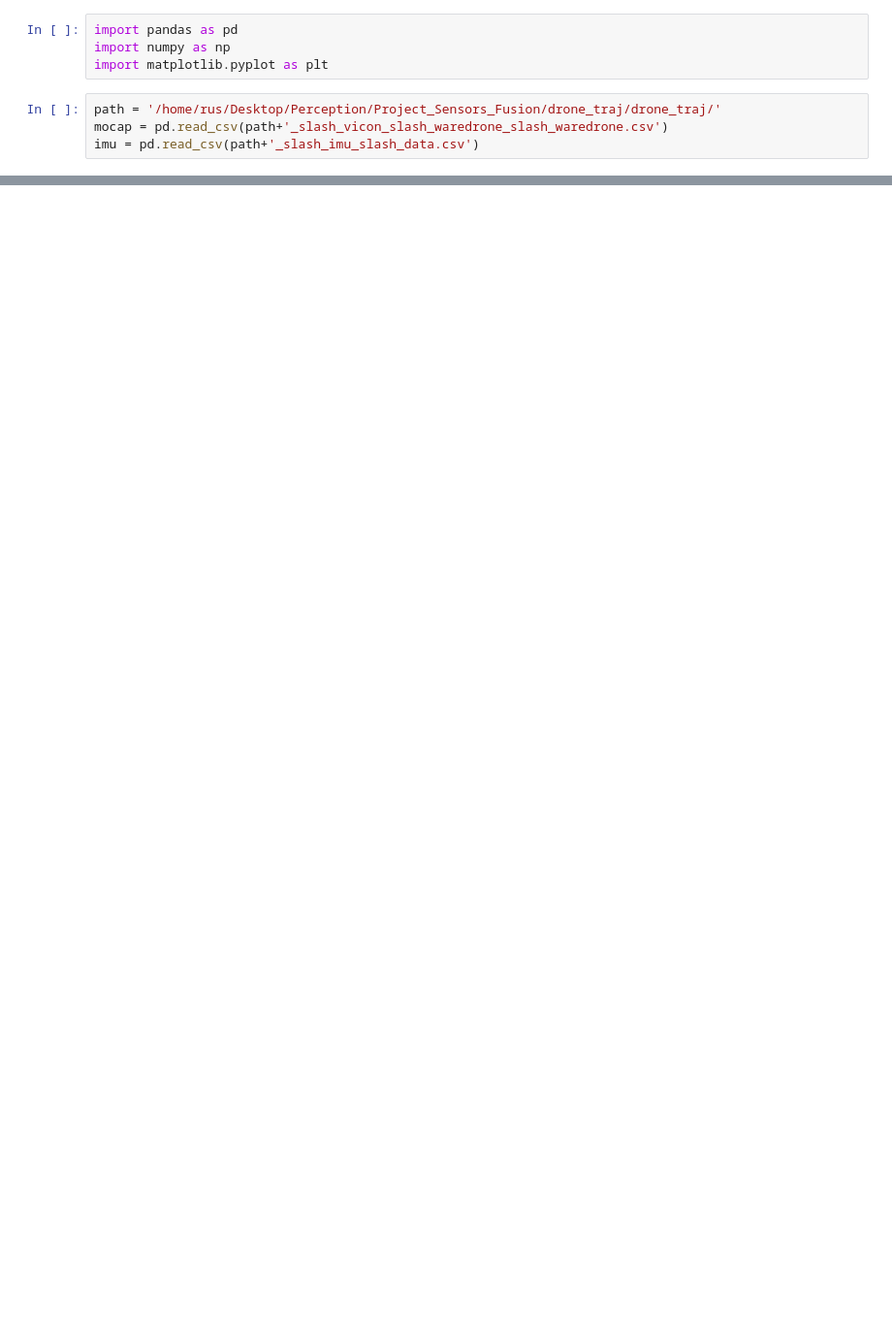
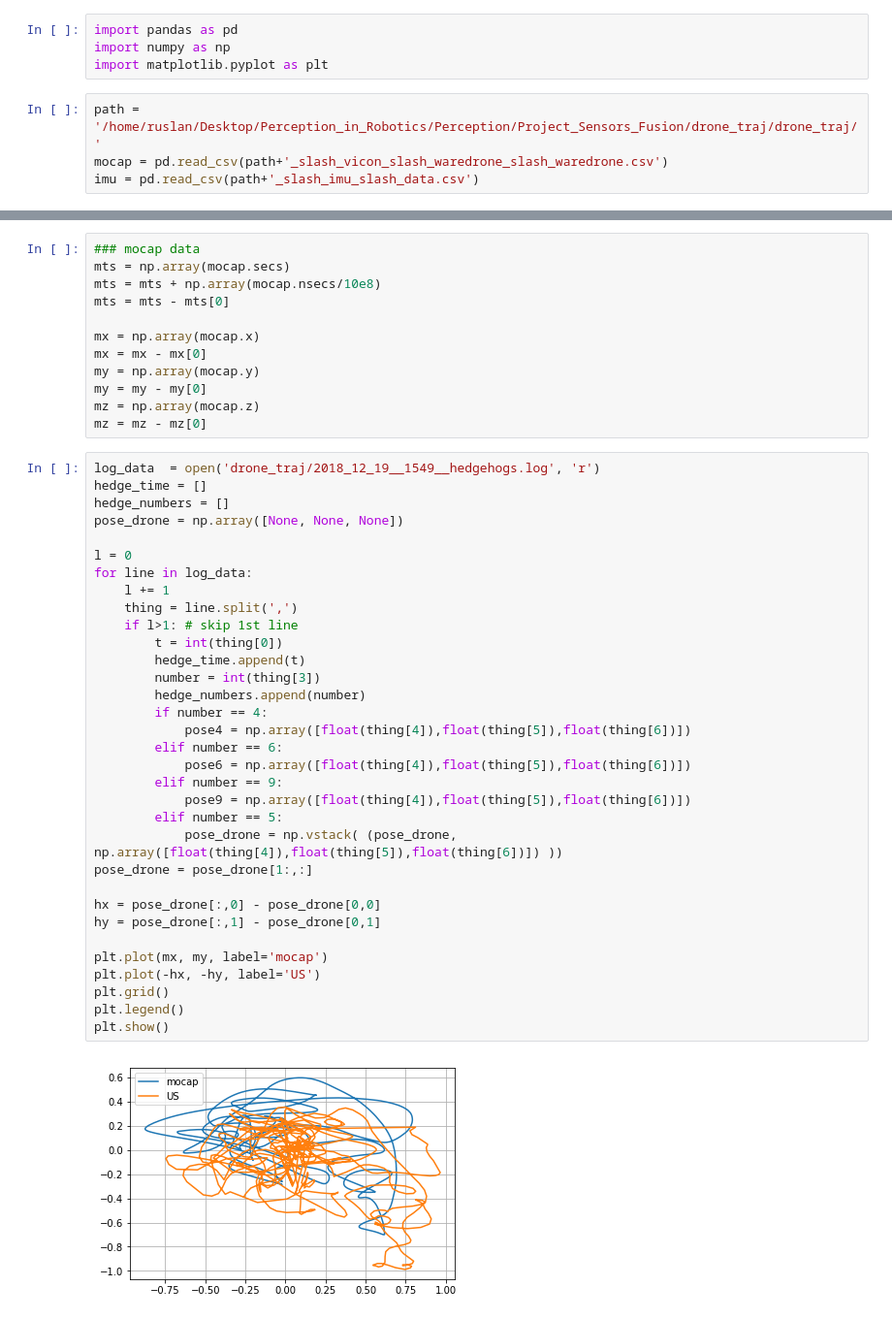
Before and after one commit to punith112/Perception, a Jupyter notebook: Project_Sensors_Fusion/drone_traj/flight.ipynb, the cells around one changed output, grey strips where cells are left out. Shown at 97% size. Cells and saved outputs as stored; diff of their text form; blank space fills up the shorter version.

Commit message:
drone traj ipynb

```diff
--- a/Project_Sensors_Fusion/drone_traj/flight.ipynb
+++ b/Project_Sensors_Fusion/drone_traj/flight.ipynb
@@ -3,7 +3,7 @@ import pandas as pd
 import numpy as np
 import matplotlib.pyplot as plt
 # %%
-path = '/home/rus/Desktop/Perception/Project_Sensors_Fusion/drone_traj/drone_traj/'
+path = '/home/ruslan/Desktop/Perception_in_Robotics/Perception/Project_Sensors_Fusion/drone_traj/drone_traj/'
 mocap = pd.read_csv(path+'_slash_vicon_slash_waredrone_slash_waredrone.csv')
 imu = pd.read_csv(path+'_slash_imu_slash_data.csv')
 # %%
@@ -15,3 +15,50 @@ mocap.head()
 | 2 | 1545224250937436250 | NaN | 164066 | NaN | 1545224250 | 917922404 | "/world" | "vicon/waredrone/waredrone" | NaN | ... |
 | 3 | 1545224250950658489 | NaN | 164067 | NaN | 1545224250 | 928664420 | "/world" | "vicon/waredrone/waredrone" | NaN | ... |
 | 4 | 1545224250957771685 | NaN | 164068 | NaN | 1545224250 | 938379292 | "/world" | "vicon/waredrone/waredrone" | NaN | ... |
+# %%
+### mocap data
+mts = np.array(mocap.secs)
+mts = mts + np.array(mocap.nsecs/10e8)
+mts = mts - mts[0]
+
+mx = np.array(mocap.x)
+mx = mx - mx[0]
+my = np.array(mocap.y)
+my = my - my[0]
+mz = np.array(mocap.z)
+mz = mz - mz[0]
+# %%
+log_data  = open('drone_traj/2018_12_19__1549__hedgehogs.log', 'r')
+hedge_time = []
+hedge_numbers = []
+pose_drone = np.array([None, None, None])
+
+l = 0
+for line in log_data:
+    l += 1
+    thing = line.split(',')
+    if l>1: # skip 1st line
+        t = int(thing[0])
+        hedge_time.append(t)
+        number = int(thing[3])
+        hedge_numbers.append(number)
+        if number == 4:
+            pose4 = np.array([float(thing[4]),float(thing[5]),float(thing[6])])
+        elif number == 6:
+            pose6 = np.array([float(thing[4]),float(thing[5]),float(thing[6])])
+        elif number == 9:
+            pose9 = np.array([float(thing[4]),float(thing[5]),float(thing[6])])
+        elif number == 5:
+            pose_drone = np.vstack( (pose_drone, np.array([float(thing[4]),float(thing[5]),float(thing[6])]) ))
+pose_drone = pose_drone[1:,:]
+
+hx = pose_drone[:,0] - pose_drone[0,0]
+hy = pose_drone[:,1] - pose_drone[0,1]
+
+plt.plot(mx, my, label='mocap')
+plt.plot(-hx, -hy, label='US')
+plt.grid()
+plt.legend()
+plt.show()
+# %% [output]
+[figure, added]
```
Also changed, not shown: 1 other file.
